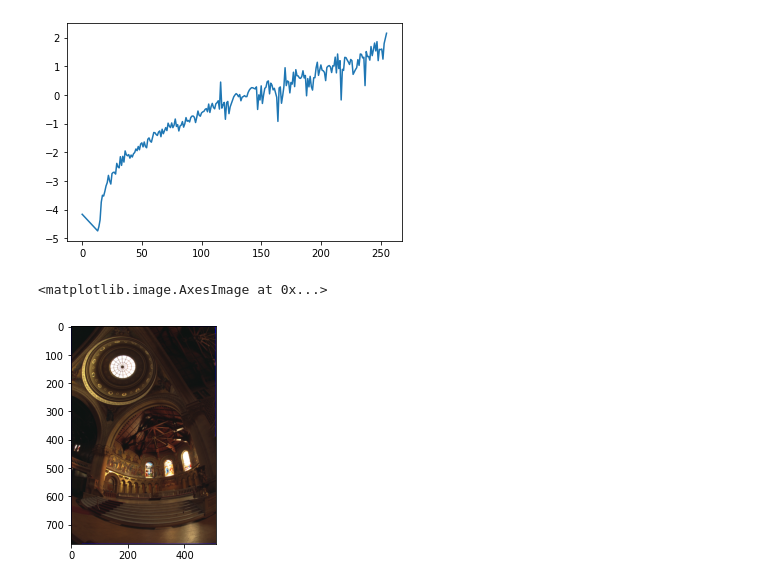
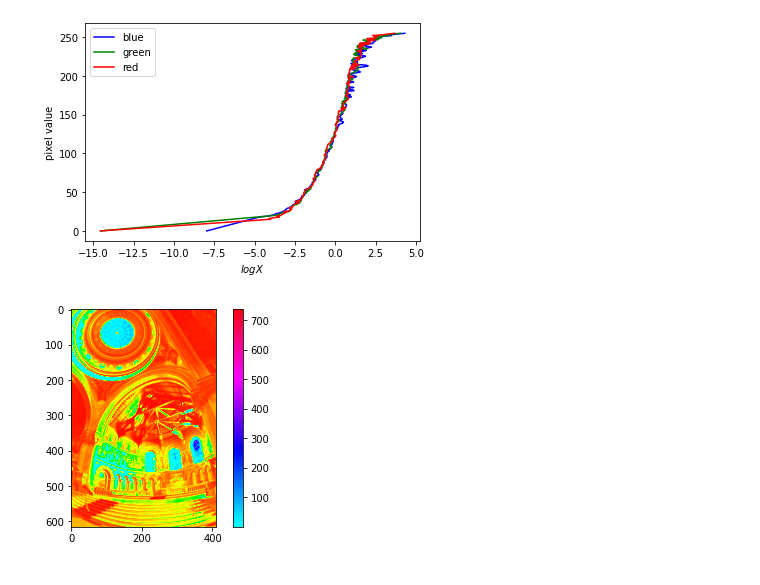
Before and after one commit to b05902105/NTU-VFX-2021-Spring, a Jupyter notebook: hw1/hw1.ipynb, the cells around one changed output. Drawn from its saved outputs; the diff is of its cells as text; code cells hidden in the pictures.

Commit message:
plot responsive curve, radiance map; add central cropping; blur images before processing to get more stable results

```diff
--- a/hw1/hw1.ipynb
+++ b/hw1/hw1.ipynb
@@ -8,13 +9,18 @@ from os.path import join
 # %%
 def imread(path):
     return np.array([cv2.imread(join(path, file), cv2.IMREAD_COLOR) for file in sorted(listdir(path))])
+
+def center_crop(img, ratio=0.1):
+    h, w = img.shape[:-1]
+    h, w = int(h*ratio), int(w*ratio)
+    return img[h:-h, w:-w]
 
 def indices_sampling(images, size=50):
     # return a random-sampling indices (in 1-d representation)
 
     # avoid sampling edge points
-    img = cv2.GaussianBlur(images[len(images)//2], (3, 3), 0)
-    canny = cv2.Canny(cv2.cvtColor(img, cv2.COLOR_BGR2GRAY), 10, 30)
+    #img = cv2.GaussianBlur(images[len(images)//2], (3, 3), 0)
+    canny = cv2.Canny(cv2.cvtColor(images[len(images)//2], cv2.COLOR_BGR2GRAY), 10, 30)
     edge_idx = np.ravel_multi_index(np.argwhere(canny > 128).T, canny.shape)
 
     # sampling points with the largest standard deviation
@@ -78,28 +151,26 @@ def another_debevec(Z, T, l, w):
 # %%
 path = './data/images2'
 
 # BGR Images
 images = imread(path)
+images = np.array([center_crop(x) for x in images])
+blurs = np.array([cv2.GaussianBlur(img, (9, 9), 0) for img in images])
 shutter_speed = np.log([32, 16, 8, 4, 2, 1, 1/2, 1/4, 1/8, 1/16, 1/32, 1/64, 1/128, 1/256, 1/512, 1/1024])
+# img3_shutter_speed = np.log([0.01, 0.02, 0.04, 1/13, 1/6, 1/3, 1, 2, 4, 8])
+P = len(blurs)
 
-P = len(images)
-
-indices = indices_sampling(images, size=200)
-
+indices = indices_sampling(blurs, size=50)
 
 # Sampling images' pixel value in a (3 x N x P) form
-Z = images.transpose(3, 1, 2, 0).reshape(3, -1, P)[:, indices]
+Z = blurs.transpose(3, 1, 2, 0).reshape(3, -1, P)[:, indices]
 
-ge, ge2 = [], []
+G = []
 for i in range(3):
-    ge.append(debevec(Z[i], shutter_speed, 0.1, get_windows()))
-g, e = ge[2]
-plt.plot(np.arange(256),g)
-plt.show()
+    g, e = debevec(Z[i], shutter_speed, 0.1, get_windows())
+    G.append(g)
+plot_responsive_curves(G)
+img = hdr_reconstruction(images, shutter_speed, G, get_windows())
+plot_radiance_map(img, center_ratio=0.2)
 # %% [output]
-[figure, old version]
+[figure, new version]
+[figure, added]
-# %%
-plt.imshow(images[5][:, :, ::-1])
-# %% [output]
-<matplotlib.image.AxesImage at 0x...>
-[figure, removed]
```
Also changed, not shown: parts of 3 cells of this notebook.
